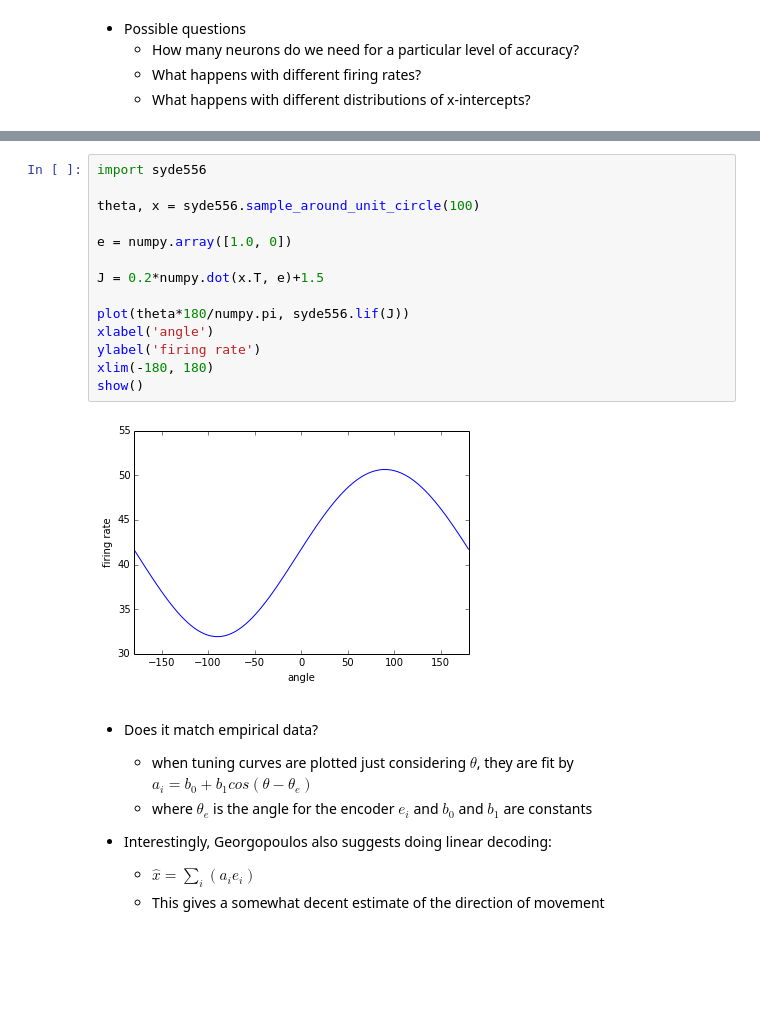
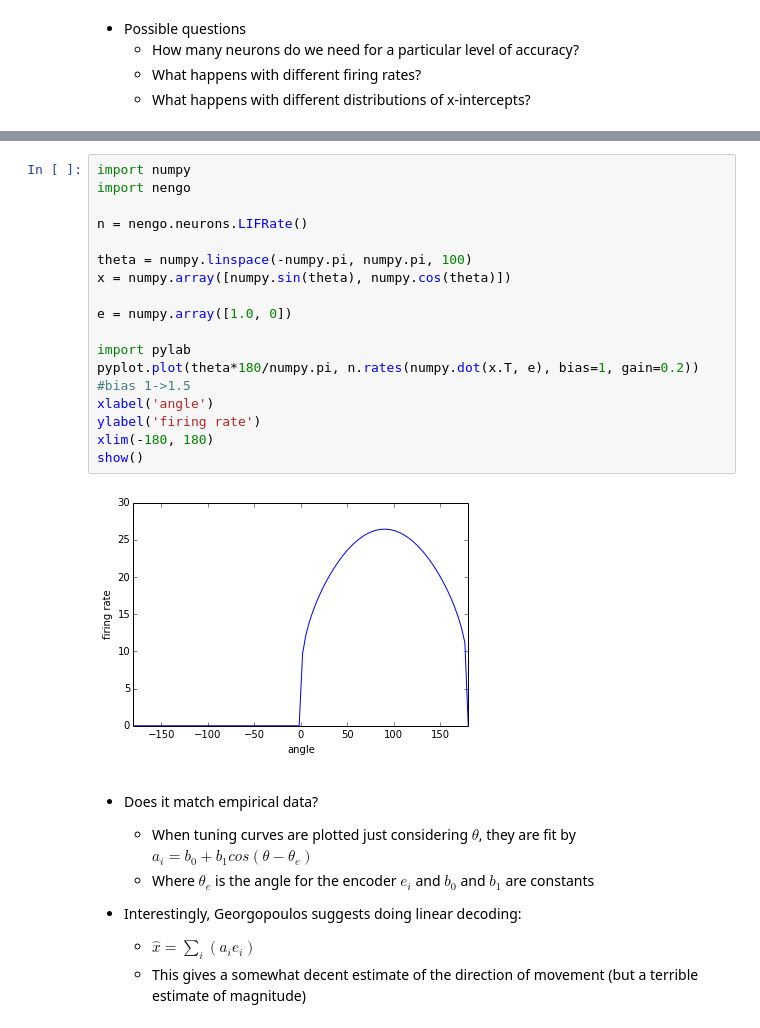
Before and after one commit to celiasmith/syde556, a Jupyter notebook: SYDE 556 Lecture 2 Representation.ipynb, the cells around one changed output, grey strips where cells are left out. Cells and saved outputs as stored; diff of their text form; blank space fills up the shorter version.

```diff
--- a/SYDE 556 Lecture 2 Representation.ipynb
+++ b/SYDE 556 Lecture 2 Representation.ipynb
@@ -708,25 +765,28 @@ RMSE with 40 neurons is 0.0778816
 # %%
-import syde556
+import numpy
+import nengo
 
-theta, x = syde556.sample_around_unit_circle(100)
+n = nengo.neurons.LIFRate()
+
+theta = numpy.linspace(-numpy.pi, numpy.pi, 100)
+x = numpy.array([numpy.sin(theta), numpy.cos(theta)])
 
 e = numpy.array([1.0, 0])
 
-J = 0.2*numpy.dot(x.T, e)+1.5
-
-plot(theta*180/numpy.pi, syde556.lif(J))
+import pylab
+pyplot.plot(theta*180/numpy.pi, n.rates(numpy.dot(x.T, e), bias=1, gain=0.2)) #bias 1->1.5
 xlabel('angle')
 ylabel('firing rate')
 xlim(-180, 180)
 show()
 # %% [output]
-[figure, old version]
+[figure, new version]
 # %% [markdown]
 - Does it match empirical data?
-    - when tuning curves are plotted just considering $\theta$, they are fit by $a_i=b_0+b_1cos(\theta-\theta_e)$
-    - where $\theta_e$ is the angle for the encoder $e_i$ and $b_0$ and $b_1$ are constants
+    - When tuning curves are plotted just considering $\theta$, they are fit by $a_i=b_0+b_1cos(\theta-\theta_e)$
+    - Where $\theta_e$ is the angle for the encoder $e_i$ and $b_0$ and $b_1$ are constants
 
-- Interestingly, Georgopoulos also suggests doing linear decoding:
+- Interestingly, Georgopoulos suggests doing linear decoding:
     - $\hat{x}=\sum_i(a_i e_i)$
-    - This gives a somewhat decent estimate of the direction of movement
+    - This gives a somewhat decent estimate of the direction of movement (but a terrible estimate of magnitude)
 # %% [markdown]
```
Also changed, not shown: parts of 43 cells of this notebook, 3 other files.
